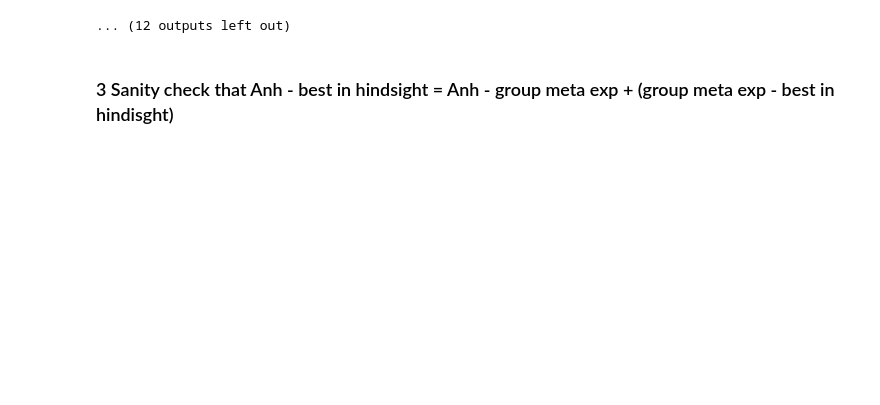
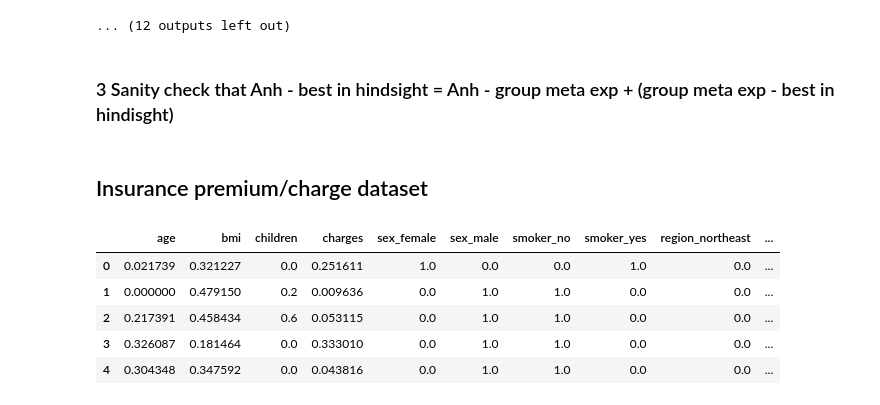
Before and after one commit to krishnacharya/multidecomp, a Jupyter notebook: iclr_res/1res.ipynb, the cells around one changed output. Cells and saved outputs as stored; diff of their text form; code cells hidden in the pictures; blank space fills up the shorter version.

```diff
--- a/iclr_res/1res.ipynb
+++ b/iclr_res/1res.ipynb
@@ -355,2 +287,4 @@ def find_besthindsight(cl_metaexp_gname, X_dat_g, y_dat_g, num_points = 10):
     plt.plot(pos, cl_metaexp_gname[pos] - sse)
     plt.show()
+# %% [markdown]
+## Insurance premium/charge dataset
@@ -356,0 +296,16 @@ def find_besthindsight(cl_metaexp_gname, X_dat_g, y_dat_g, num_points = 10):
+# %%
+df_medical = pd.read_csv('./data_small/insurance.csv')
+numeric_all = ['age', 'bmi', 'children', 'charges']
+cat_all = ['sex', 'smoker', 'region']
+df_medical_mm = numeric_scaler(df_medical, numeric_all)
+df_medical_mm_oh = one_hot(df_medical_mm, cat_all)
+df_medical_mm_oh.drop(cat_all, axis = 1, inplace=True) # drop the categorics that were used to one hot encode
+df_medical_mm_oh = df_medical_mm_oh * 1.0 # make bool true, false into 1.0, 0.0
+df_medical_mm_oh.head()
+# %% [output]
+|  | age | bmi | children | charges | sex_female | sex_male | smoker_no | smoker_yes | region_northeast | ... |
+| 0 | 0.021739 | 0.321227 | 0.0 | 0.251611 | 1.0 | 0.0 | 0.0 | 1.0 | 0.0 | ... |
+| 1 | 0.000000 | 0.479150 | 0.2 | 0.009636 | 0.0 | 1.0 | 1.0 | 0.0 | 0.0 | ... |
+| 2 | 0.217391 | 0.458434 | 0.6 | 0.053115 | 0.0 | 1.0 | 1.0 | 0.0 | 0.0 | ... |
+| 3 | 0.326087 | 0.181464 | 0.0 | 0.333010 | 0.0 | 1.0 | 1.0 | 0.0 | 0.0 | ... |
+| 4 | 0.304348 | 0.347592 | 0.0 | 0.043816 | 0.0 | 1.0 | 1.0 | 0.0 | 0.0 | ... |
```
Also changed, not shown: parts of 23 cells of this notebook, 6 other files.
